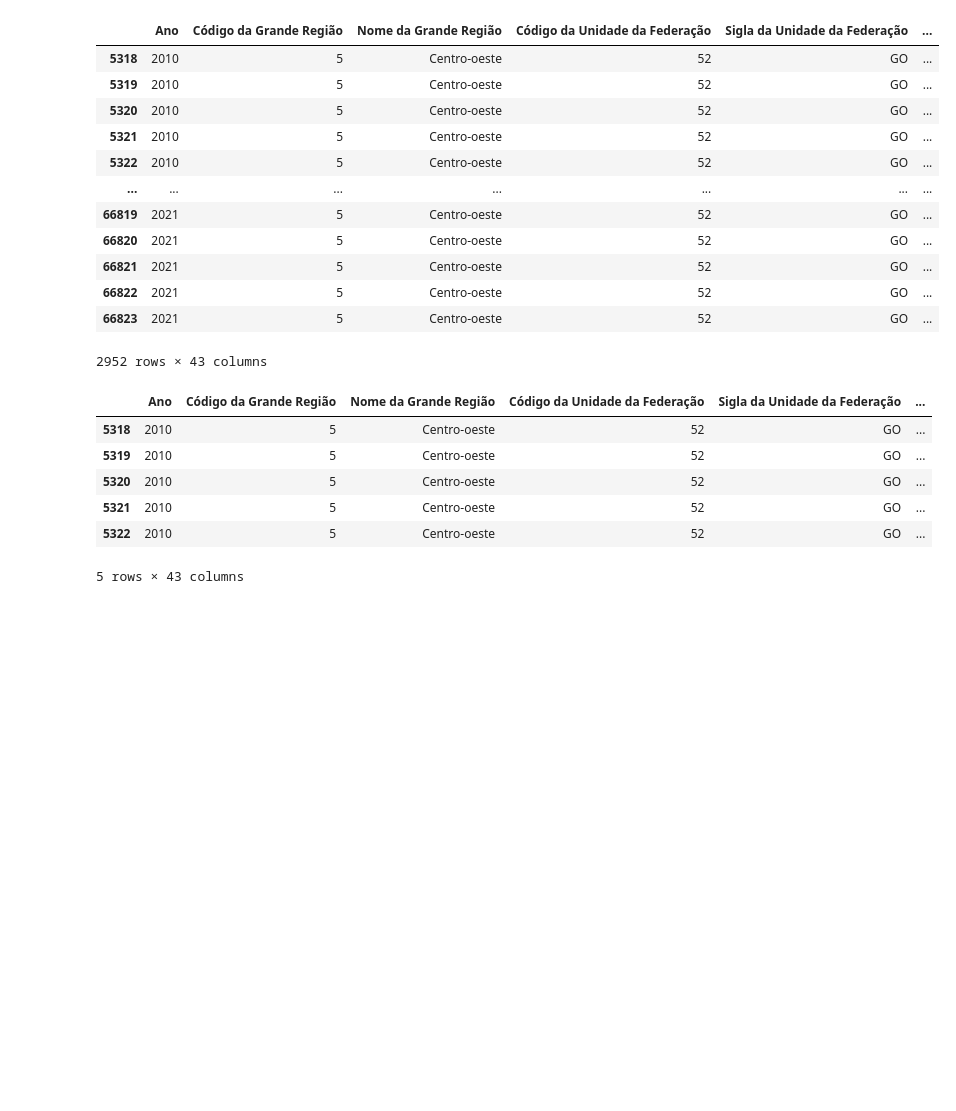
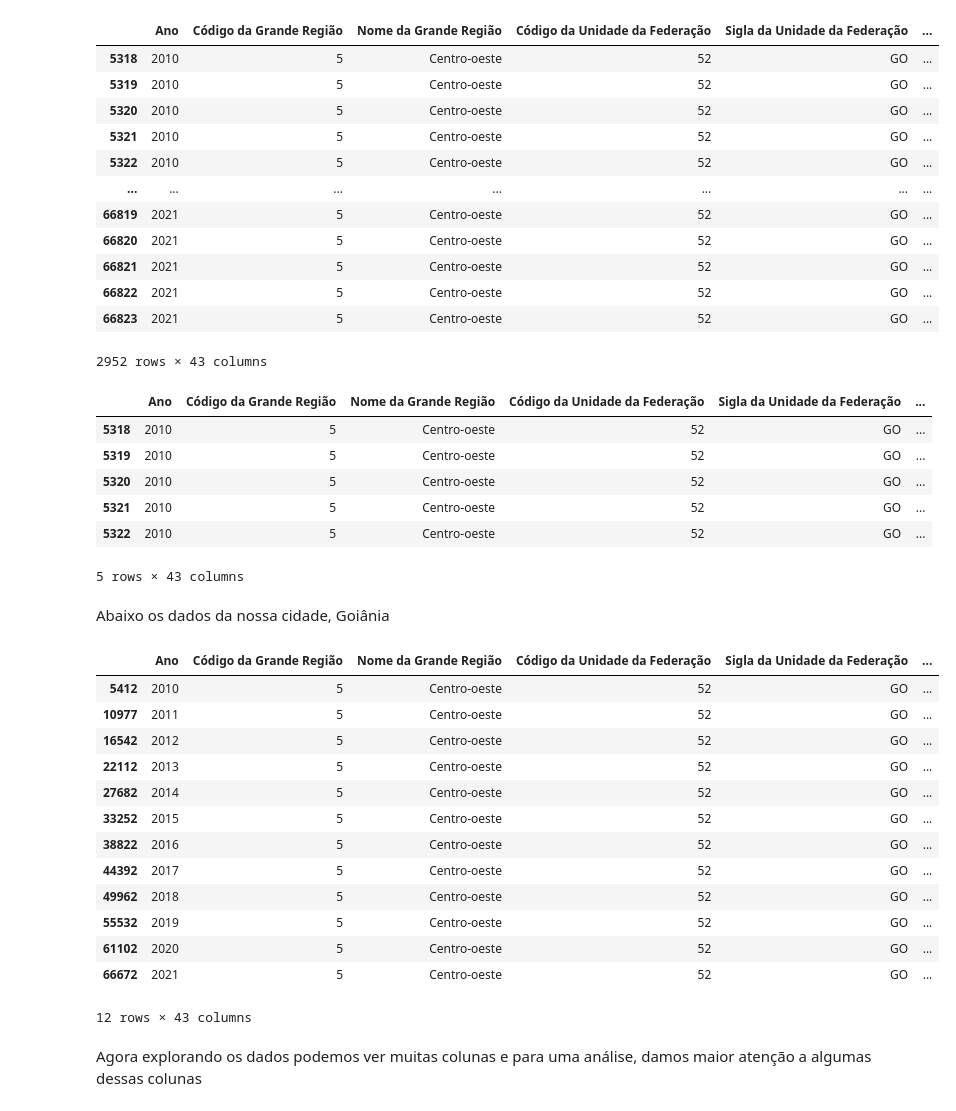
Before and after one commit to raphaelalvesdev/BIA_UFG_Estatistica-Descritiva_PE, a Jupyter notebook: tratamento_dados.ipynb, the cells around one changed output. Drawn from its saved outputs; the diff is of its cells as text; code cells hidden in the pictures; blank space fills up the shorter version.

Commit message:
Exploração de dados

```diff
--- a/tratamento_dados.ipynb
+++ b/tratamento_dados.ipynb
@@ -60,3 +82,31 @@ pib_municipios_goias.head()
 | 5321 | 2010 | 5 | Centro-oeste | 52 | GO | ... |
 | 5322 | 2010 | 5 | Centro-oeste | 52 | GO | ... |
 5 rows × 43 columns
+# %% [markdown]
+Abaixo os dados da nossa cidade, Goiânia
+# %%
+# Sua condição gera uma série de True/False
+filtro_goiania = pib_municipios_goias["Nome do Município"] == 'Goiânia'
+
+# Agora use esse filtro para selecionar as linhas do DataFrame original
+linha_goiania = pib_municipios_goias[filtro_goiania]
+
+# Imprima o resultado
+linha_goiania
+# %% [output]
+|  | Ano | Código da Grande Região | Nome da Grande Região | Código da Unidade da Federação | Sigla da Unidade da Federação | ... |
+| 5412 | 2010 | 5 | Centro-oeste | 52 | GO | ... |
+| 10977 | 2011 | 5 | Centro-oeste | 52 | GO | ... |
+| 16542 | 2012 | 5 | Centro-oeste | 52 | GO | ... |
+| 22112 | 2013 | 5 | Centro-oeste | 52 | GO | ... |
+| 27682 | 2014 | 5 | Centro-oeste | 52 | GO | ... |
+| 33252 | 2015 | 5 | Centro-oeste | 52 | GO | ... |
+| 38822 | 2016 | 5 | Centro-oeste | 52 | GO | ... |
+| 44392 | 2017 | 5 | Centro-oeste | 52 | GO | ... |
+| 49962 | 2018 | 5 | Centro-oeste | 52 | GO | ... |
+| 55532 | 2019 | 5 | Centro-oeste | 52 | GO | ... |
+| 61102 | 2020 | 5 | Centro-oeste | 52 | GO | ... |
+| 66672 | 2021 | 5 | Centro-oeste | 52 | GO | ... |
+12 rows × 43 columns
+# %% [markdown]
+Agora explorando os dados podemos ver muitas colunas e para uma análise, damos maior atenção a algumas dessas colunas
```
Also changed, not shown: parts of 9 cells of this notebook, 2 other files.
